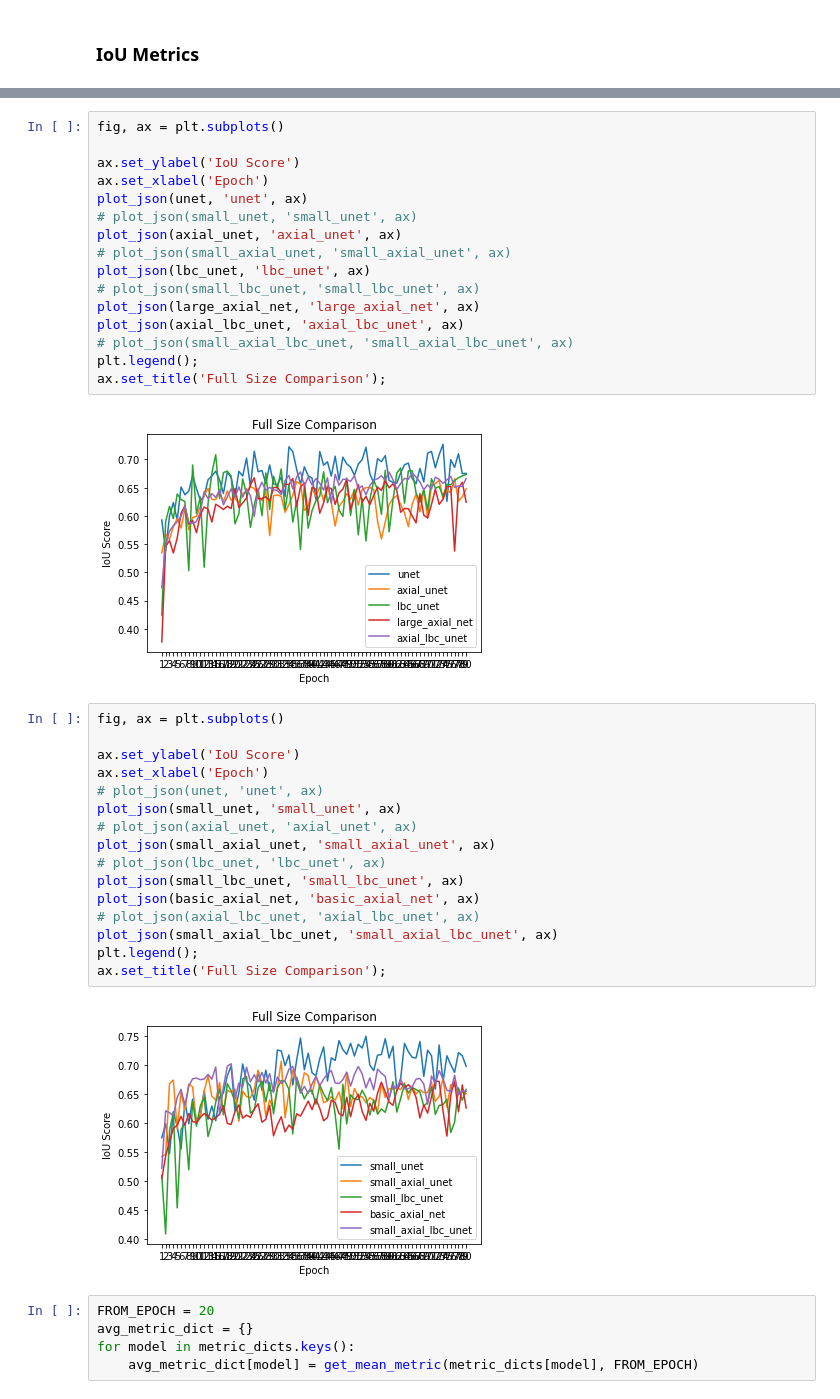
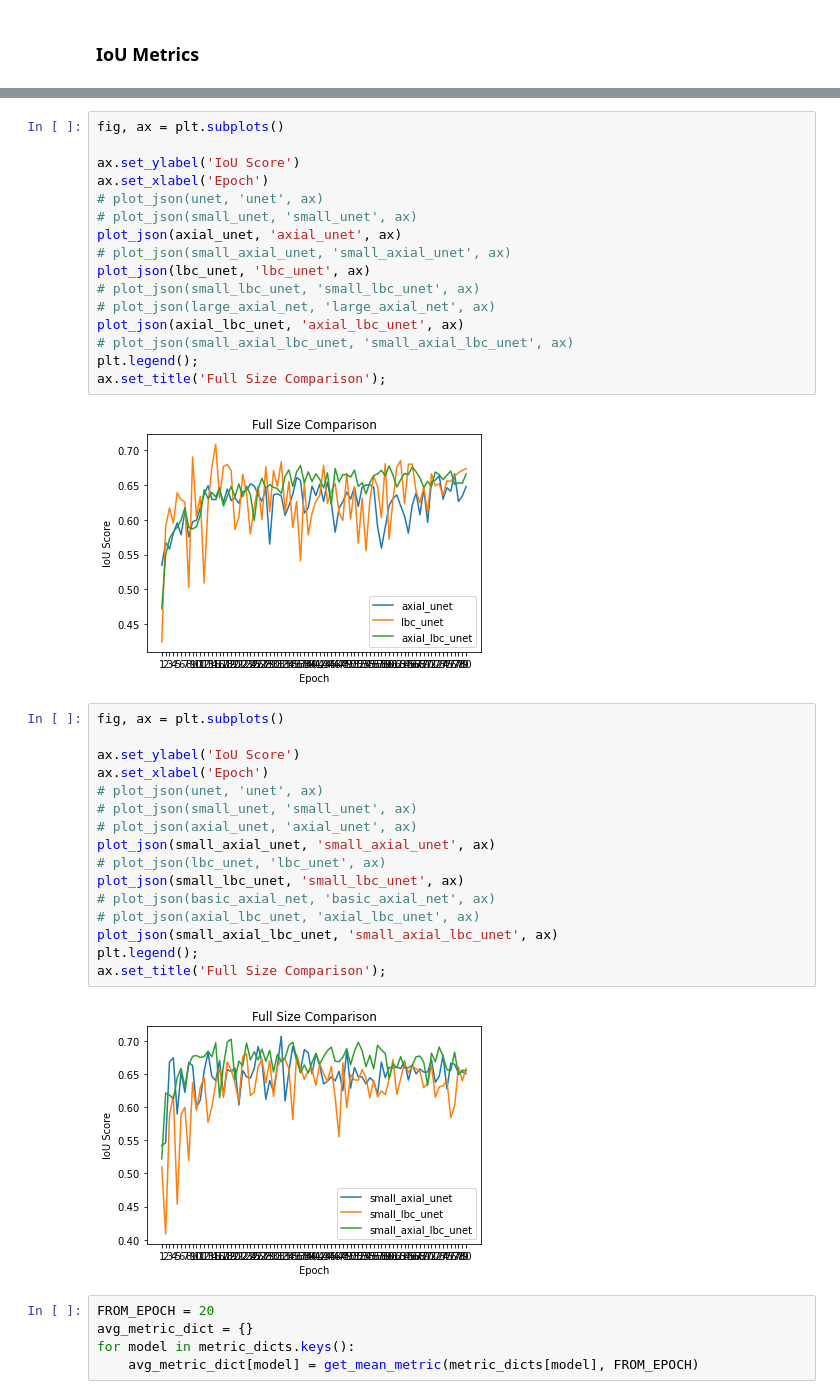
Before and after one commit to dansola/PGA-Net, a Jupyter notebook: notebooks/compare_architectures.ipynb, the cells around one changed output, grey strips where cells are left out. Saved outputs shown, nothing was run; the diff lists cells and outputs as text.

```diff
--- a/notebooks/compare_architectures.ipynb
+++ b/notebooks/compare_architectures.ipynb
@@ -81,37 +89,37 @@ fig, ax = plt.subplots()
 
 ax.set_ylabel('IoU Score')
 ax.set_xlabel('Epoch')
-plot_json(unet, 'unet', ax)
+# plot_json(unet, 'unet', ax)
 # plot_json(small_unet, 'small_unet', ax)
 plot_json(axial_unet, 'axial_unet', ax)
 # plot_json(small_axial_unet, 'small_axial_unet', ax)
 plot_json(lbc_unet, 'lbc_unet', ax)
 # plot_json(small_lbc_unet, 'small_lbc_unet', ax)
-plot_json(large_axial_net, 'large_axial_net', ax)
+# plot_json(large_axial_net, 'large_axial_net', ax)
 plot_json(axial_lbc_unet, 'axial_lbc_unet', ax)
 # plot_json(small_axial_lbc_unet, 'small_axial_lbc_unet', ax)
 plt.legend();
 ax.set_title('Full Size Comparison');
 # %% [output]
-[figure, old version]
+[figure, new version]
 # %%
 fig, ax = plt.subplots()
 
 ax.set_ylabel('IoU Score')
 ax.set_xlabel('Epoch')
 # plot_json(unet, 'unet', ax)
-plot_json(small_unet, 'small_unet', ax)
+# plot_json(small_unet, 'small_unet', ax)
 # plot_json(axial_unet, 'axial_unet', ax)
 plot_json(small_axial_unet, 'small_axial_unet', ax)
 # plot_json(lbc_unet, 'lbc_unet', ax)
 plot_json(small_lbc_unet, 'small_lbc_unet', ax)
-plot_json(basic_axial_net, 'basic_axial_net', ax)
+# plot_json(basic_axial_net, 'basic_axial_net', ax)
 # plot_json(axial_lbc_unet, 'axial_lbc_unet', ax)
 plot_json(small_axial_lbc_unet, 'small_axial_lbc_unet', ax)
 plt.legend();
 ax.set_title('Full Size Comparison');
 # %% [output]
-[figure, old version]
+[figure, new version]
 # %%
 FROM_EPOCH = 20
 avg_metric_dict = {}
```
Also changed, not shown: parts of 8 cells of this notebook, 14 other files.
